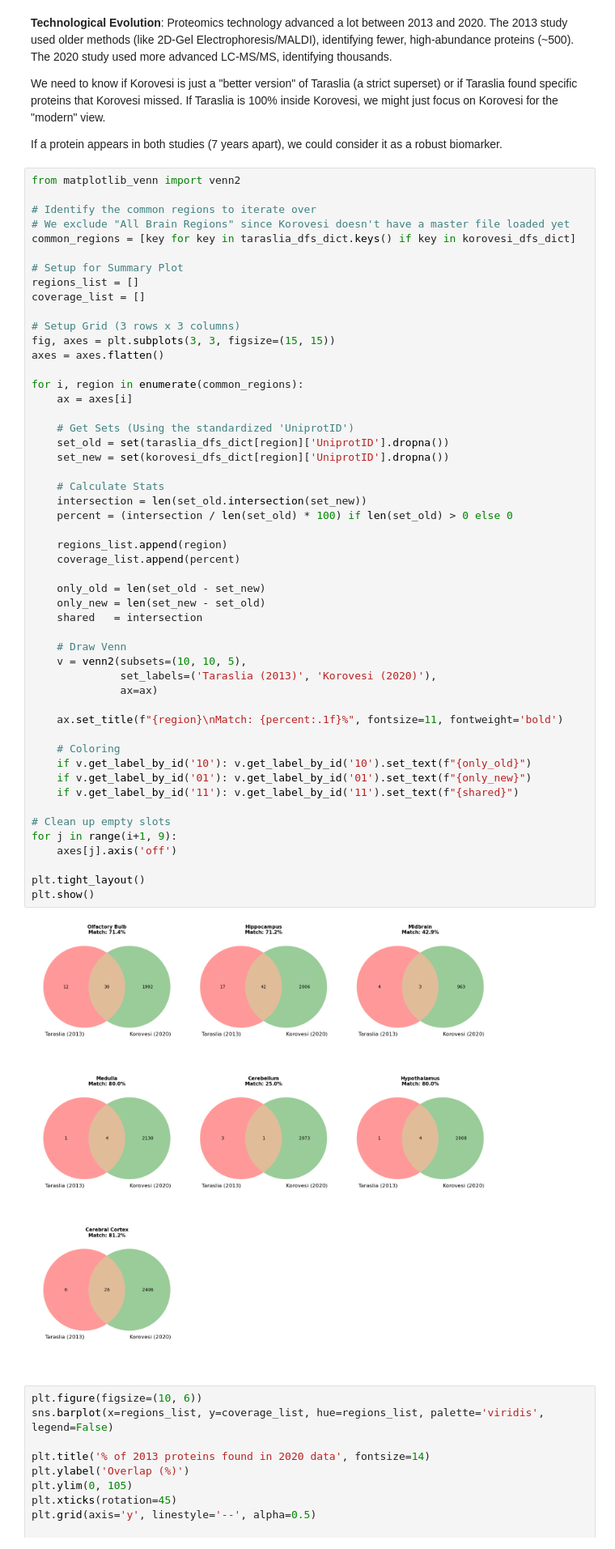
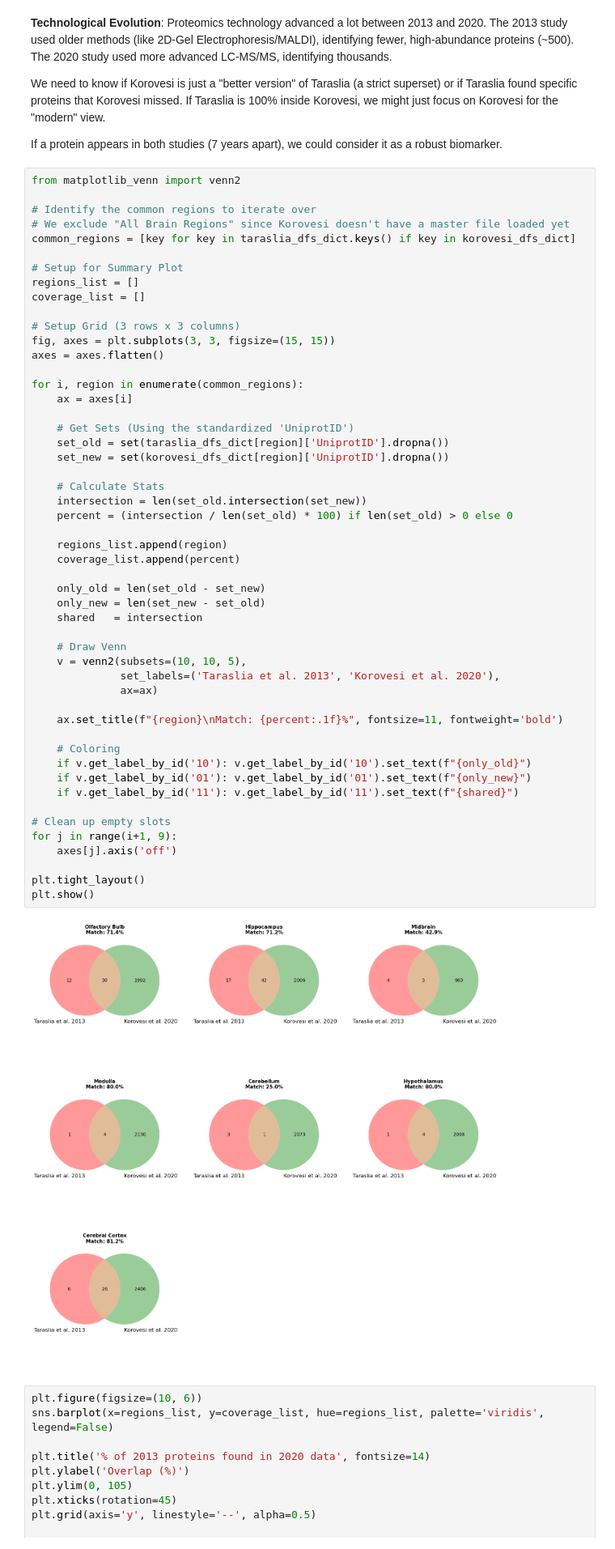
Before and after one commit to ikotsov/proteomic-analysis, a Jupyter notebook: notebooks/data_exploration.ipynb, the cells around one changed output. Shown at 81% size. Drawn from its saved outputs; the diff is of its cells as text.

Commit message:
Update titles in overlapping figure

```diff
--- a/notebooks/data_exploration.ipynb
+++ b/notebooks/data_exploration.ipynb
@@ -653,35 +653,35 @@ for i, region in enumerate(common_regions):
 
     # Calculate Stats
     intersection = len(set_old.intersection(set_new))
     percent = (intersection / len(set_old) * 100) if len(set_old) > 0 else 0
 
     regions_list.append(region)
     coverage_list.append(percent)
 
     only_old = len(set_old - set_new)
     only_new = len(set_new - set_old)
     shared   = intersection
 
     # Draw Venn
     v = venn2(subsets=(10, 10, 5),
-              set_labels=('Taraslia (2013)', 'Korovesi (2020)'),
+              set_labels=('Taraslia et al. 2013', 'Korovesi et al. 2020'),
               ax=ax)
 
     ax.set_title(f"{region}\nMatch: {percent:.1f}%", fontsize=11, fontweight='bold')
 
     # Coloring
     if v.get_label_by_id('10'): v.get_label_by_id('10').set_text(f"{only_old}")
     if v.get_label_by_id('01'): v.get_label_by_id('01').set_text(f"{only_new}")
     if v.get_label_by_id('11'): v.get_label_by_id('11').set_text(f"{shared}")
 
 # Clean up empty slots
 for j in range(i+1, 9):
     axes[j].axis('off')
 
 plt.tight_layout()
 plt.show()
 # %% [output]
-[figure, old version]
+[figure, new version]
 # %%
 plt.figure(figsize=(10, 6))
 sns.barplot(x=regions_list, y=coverage_list, hue=regions_list, palette='viridis', legend=False)
```
Also changed, not shown: parts of 1 cell of this notebook.
